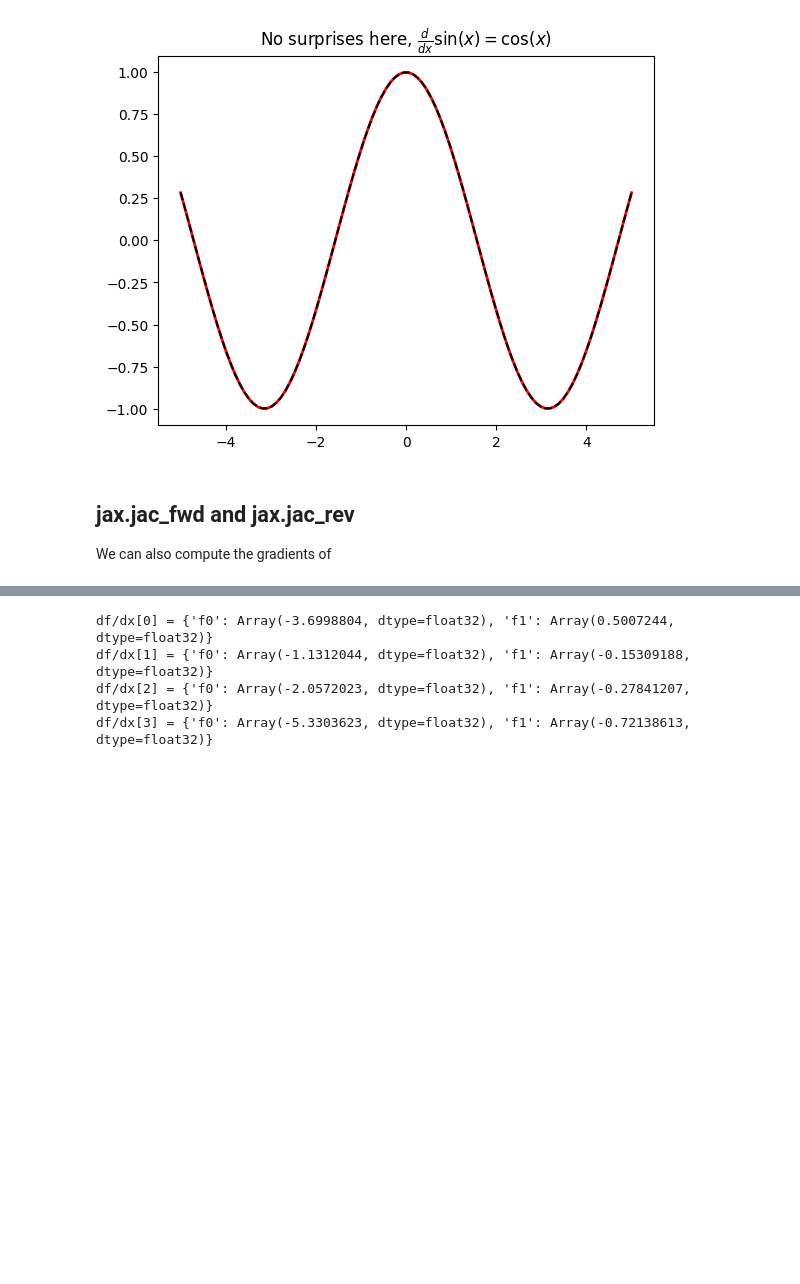
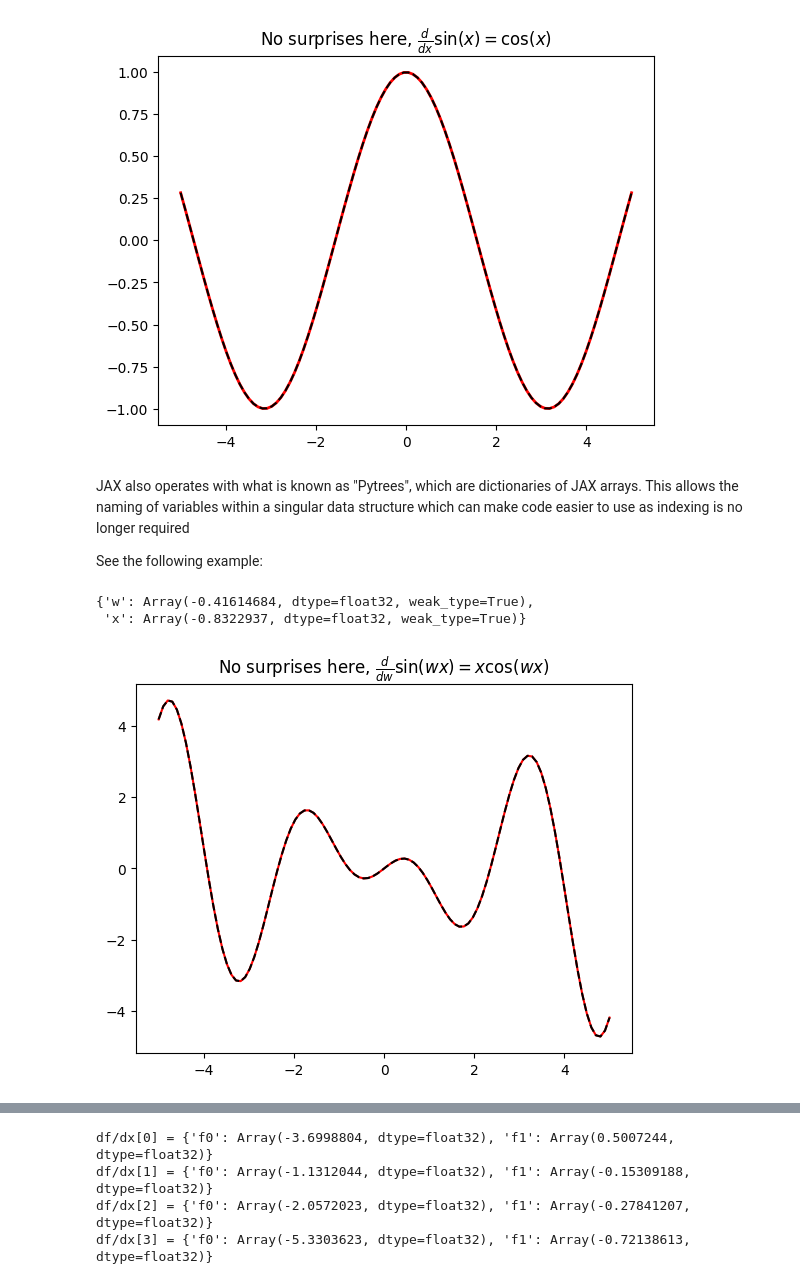
Before and after one commit to zh233333/MiniCourse-DifferentiableSimulation, a Jupyter notebook: 00_JAXIntro.ipynb, the cells around one changed output, grey strips where cells are left out. Drawn from its saved outputs; the diff is of its cells as text; code cells hidden in the pictures; blank space fills up the shorter version.

```diff
--- a/00_JAXIntro.ipynb
+++ b/00_JAXIntro.ipynb
@@ -238,7 +238,34 @@ plt.plot(x,jnp.cos(x),'k--')
 plt.show()
 # %% [output]
 [figure]
-# %% [markdown]
-## jax.jac_fwd and jax.jac_rev
-
-We can also compute the gradients of
+# %% [markdown]
+JAX also operates with what is known as "Pytrees", which are dictionaries of JAX arrays. This allows the naming of variables within a singular data structure which can make code easier to use as indexing is no longer required
+
+See the following example:
+# %%
+def sin_variable_w_func(input):
+  return jnp.sin(input['w']*input['x'])
+
+# First for scalars
+input = {'w' : 2.0, 'x' : 1.0}
+
+scalar_grad_sin_variable_w_func = jax.grad(sin_variable_w_func)
+scalar_grad_sin_variable_w_func(input)
+# %% [output]
+{'w': Array(-0.41614684, dtype=float32, weak_type=True),
+ 'x': Array(-0.8322937, dtype=float32, weak_type=True)}
+# %%
+# Now for scalar w and vector x
+
+input = {'w' : 2.0, 'x' : jnp.linspace(-5,5,100)}
+
+vector_x_grad_sin_variable_w_func = jax.vmap(scalar_grad_sin_variable_w_func,
+                                             in_axes=({'w' : None, 'x' : 0},))
+out = vector_x_grad_sin_variable_w_func(input)
+
+plt.title(r'No surprises here, $\frac{d}{dw} \sin (w x) = x \cos (w x)$')
+plt.plot(x,out['w'],'r')
+plt.plot(x,input['x']*jnp.cos(input['w']*input['x']),'k--')
+plt.show()
+# %% [output]
+[figure, added]
```
Also changed, not shown: parts of 5 cells of this notebook.
